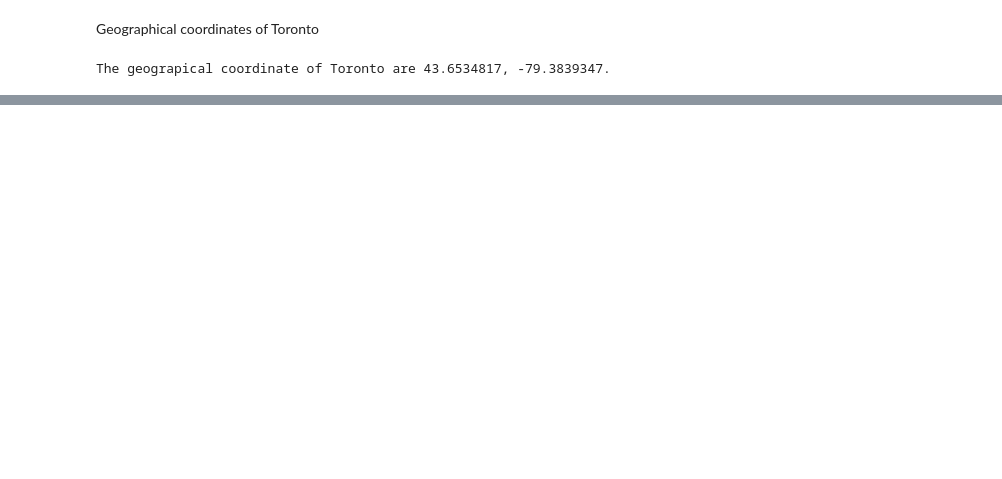
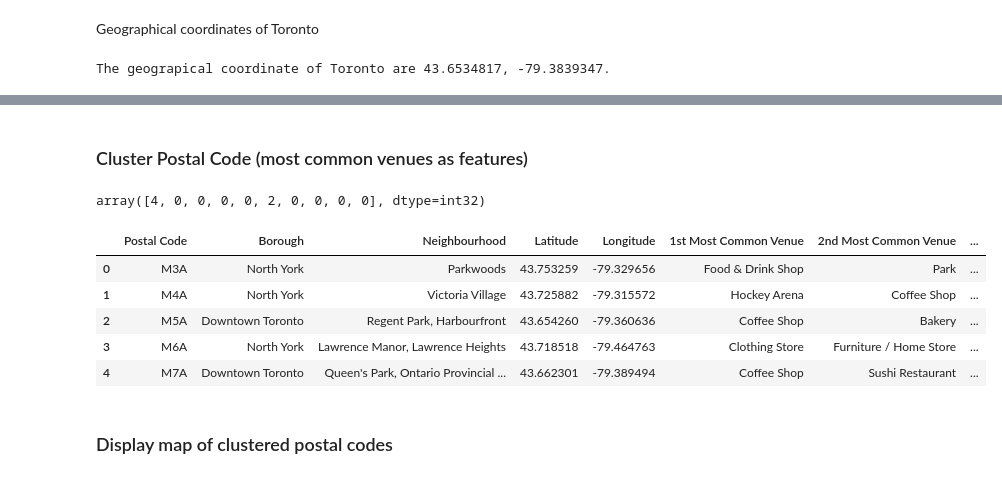
Before and after one commit to soheil-aa/Coursera_Capstone, a Jupyter notebook: CapstoneProject_Week3.ipynb, the cells around one changed output, grey strips where cells are left out. Cells and saved outputs as stored; diff of their text form; code cells hidden in the pictures; blank space fills up the shorter version.

```diff
--- a/CapstoneProject_Week3.ipynb
+++ b/CapstoneProject_Week3.ipynb
@@ -258,0 +369,21 @@ def getNearbyVenues(names, latitudes, longitudes, radius=500):
+# %%
+num_top_venues = 10
+
+indicators = ['st', 'nd', 'rd']
+
+# create columns according to number of top venues
+columns = ['Postal Code']
+for ind in np.arange(num_top_venues):
+    try:
+        columns.append('{}{} Most Common Venue'.format(ind+1, indicators[ind]))
+    except:
+        columns.append('{}th Most Common Venue'.format(ind+1))
+
+# create a new dataframe
+postalcodes_venues_sorted = pd.DataFrame(columns=columns)
+postalcodes_venues_sorted['Postal Code'] = toronto_grouped['Postal Code']
+
+for ind in np.arange(toronto_grouped.shape[0]):
+    postalcodes_venues_sorted.iloc[ind, 1:] = return_most_common_venues(toronto_grouped.iloc[ind, :], num_top_venues)
+
+postalcodes_venues_sorted.head()
@@ -258,0 +397,35 @@ def getNearbyVenues(names, latitudes, longitudes, radius=500):
+# %% [markdown]
+### Cluster Postal Code (most common venues as features)
+# %%
+# Using Kmean algorithm and 10 most common venues as features
+# set number of clusters
+kclusters = 5
+
+toronto_grouped_clustering = toronto_grouped.drop('Postal Code', 1)
+
+# run k-means clustering
+kmeans = KMeans(n_clusters=kclusters, random_state=0).fit(toronto_grouped_clustering)
+
+# check cluster labels generated for each row in the dataframe
+kmeans.labels_[:10]
+# %% [output]
+array([4, 0, 0, 0, 0, 2, 0, 0, 0, 0], dtype=int32)
+# %%
+# add clustering labels
+postalcodes_venues_sorted['Cluster Labels'] = kmeans.labels_
+
+toronto_merged = toronto_PO_geocoded_df.copy()
+
+# merge toronto_grouped with toronto_data to add latitude/longitude for each postalcode
+toronto_merged = toronto_merged.join(postalcodes_venues_sorted.set_index('Postal Code'), on='Postal Code')
+
+toronto_merged.head() # check the last columns!
+# %% [output]
+|  | Postal Code | Borough | Neighbourhood | Latitude | Longitude | 1st Most Common Venue | 2nd Most Common Venue | ... |
+| 0 | M3A | North York | Parkwoods | 43.753259 | -79.329656 | Food & Drink Shop | Park | ... |
+| 1 | M4A | North York | Victoria Village | 43.725882 | -79.315572 | Hockey Arena | Coffee Shop | ... |
+| 2 | M5A | Downtown Toronto | Regent Park, Harbourfront | 43.654260 | -79.360636 | Coffee Shop | Bakery | ... |
+| 3 | M6A | North York | Lawrence Manor, Lawrence Heights | 43.718518 | -79.464763 | Clothing Store | Furniture / Home Store | ... |
+| 4 | M7A | Downtown Toronto | Queen's Park, Ontario Provincial ... | 43.662301 | -79.389494 | Coffee Shop | Sushi Restaurant | ... |
+# %% [markdown]
+### Display map of clustered postal codes
```
Also changed, not shown: parts of 21 cells of this notebook.
